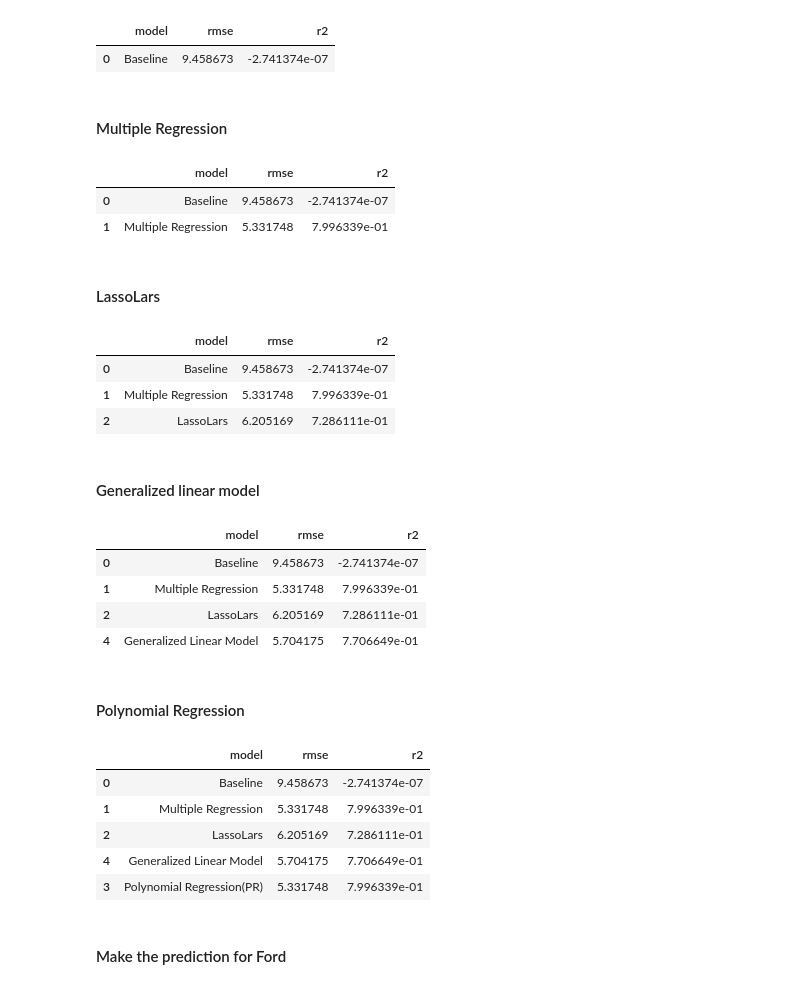
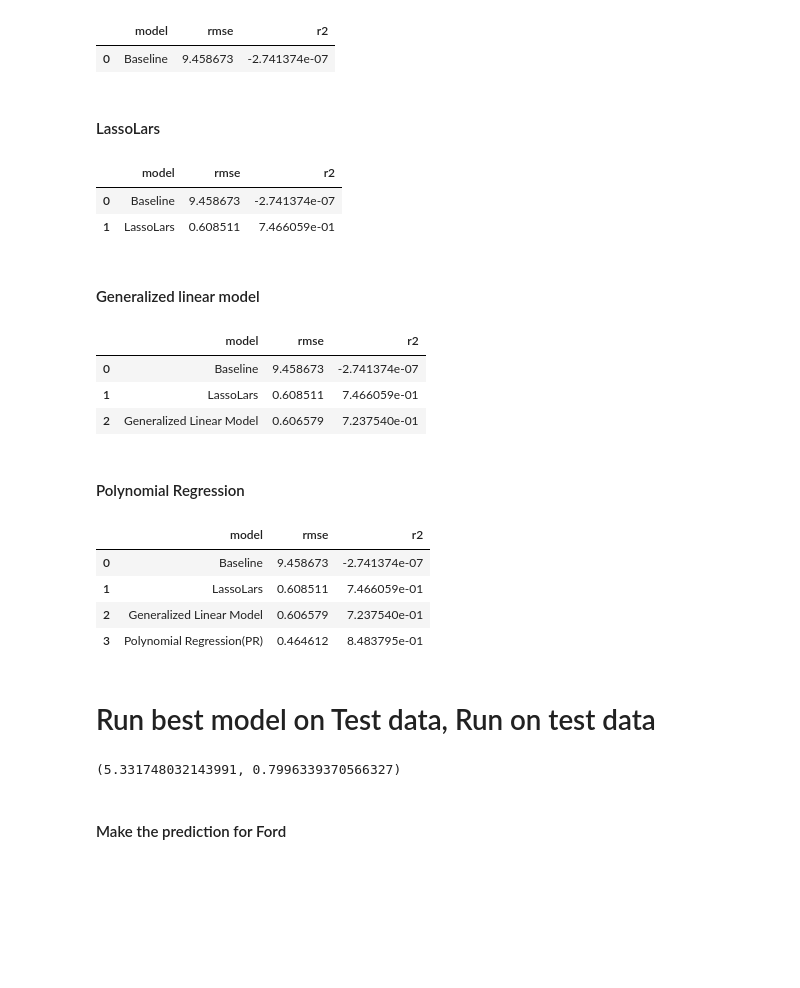
Before and after one commit to Project-Apollo-Forecast/Project-Apollo, a Jupyter notebook: Combined_MVP.ipynb, the cells around one changed output. Saved outputs shown, nothing was run; the diff lists cells and outputs as text; code cells hidden in the pictures; blank space fills up the shorter version.

```diff
--- a/Combined_MVP.ipynb
+++ b/Combined_MVP.ipynb
@@ -396,52 +400,45 @@ ford_metrics_df
  Baseline mean is : 48.46
 |  | model | rmse | r2 |
 | 0 | Baseline | 9.458673 | -2.741374e-07 |
-# %% [markdown]
-#### Multiple Regression
-# %%
-# Call function to perform multiple regression
-ford_metrics_df, selected_features, model = m.ford_multiple_regression(X_train_scaled, X_test_scaled, y_train, y_test, ford_metrics_df)
-ford_metrics_df
-# %% [output]
-|  | model | rmse | r2 |
-| 0 | Baseline | 9.458673 | -2.741374e-07 |
-| 1 | Multiple Regression | 5.331748 | 7.996339e-01 |
 # %% [markdown]
 #### LassoLars
 # %%
 # Call function to perform lassolars
-ford_metrics_df = m.ford_LassoLars_model(X_train_scaled, X_test_scaled, y_train, y_test, ford_metrics_df)
+ford_metrics_df = m.ford_LassoLars_model(X_train_scaled, y_train, ford_metrics_df)
 ford_metrics_df
 # %% [output]
 |  | model | rmse | r2 |
 | 0 | Baseline | 9.458673 | -2.741374e-07 |
-| 1 | Multiple Regression | 5.331748 | 7.996339e-01 |
-| 2 | LassoLars | 6.205169 | 7.286111e-01 |
+| 1 | LassoLars | 0.608511 | 7.466059e-01 |
 # %% [markdown]
 #### Generalized linear model
 # %%
 # Call function to perform generalized linear modeling
-ford_metrics_df = m.ford_Generalized_Linear_Model(X_train_scaled, X_test_scaled, y_train, y_test, ford_metrics_df)
+ford_metrics_df = m.ford_Generalized_Linear_Model(X_train_scaled, y_train, ford_metrics_df)
 ford_metrics_df
 # %% [output]
 |  | model | rmse | r2 |
 | 0 | Baseline | 9.458673 | -2.741374e-07 |
-| 1 | Multiple Regression | 5.331748 | 7.996339e-01 |
-| 2 | LassoLars | 6.205169 | 7.286111e-01 |
-| 4 | Generalized Linear Model | 5.704175 | 7.706649e-01 |
+| 1 | LassoLars | 0.608511 | 7.466059e-01 |
+| 2 | Generalized Linear Model | 0.606579 | 7.237540e-01 |
 # %% [markdown]
 #### Polynomial Regression
 # %%
 # Call function to perform polynomial regression
-ford_metrics_df = m.ford_polynomial_regression(X_train_scaled, X_test_scaled, y_train, y_test, ford_metrics_df)
+ford_metrics_df, best_model= m.ford_polynomial_regression(X_train_scaled, y_train, ford_metrics_df)
 ford_metrics_df
 # %% [output]
 |  | model | rmse | r2 |
 | 0 | Baseline | 9.458673 | -2.741374e-07 |
-| 1 | Multiple Regression | 5.331748 | 7.996339e-01 |
-| 2 | LassoLars | 6.205169 | 7.286111e-01 |
-| 4 | Generalized Linear Model | 5.704175 | 7.706649e-01 |
-| 3 | Polynomial Regression(PR) | 5.331748 | 7.996339e-01 |
+| 1 | LassoLars | 0.608511 | 7.466059e-01 |
+| 2 | Generalized Linear Model | 0.606579 | 7.237540e-01 |
+| 3 | Polynomial Regression(PR) | 0.464612 | 8.483795e-01 |
+# %% [markdown]
+# Run best model on Test data, Run on test data
+# %%
+m.ford_best_model_on_test(X_test_scaled, best_model, y_test)
+# %% [output]
+(5.331748032143991, 0.7996339370566327)
 # %% [markdown]
 #### Make the prediction for Ford
 # %%
```
Also changed, not shown: parts of 22 cells of this notebook, 1 other file.
